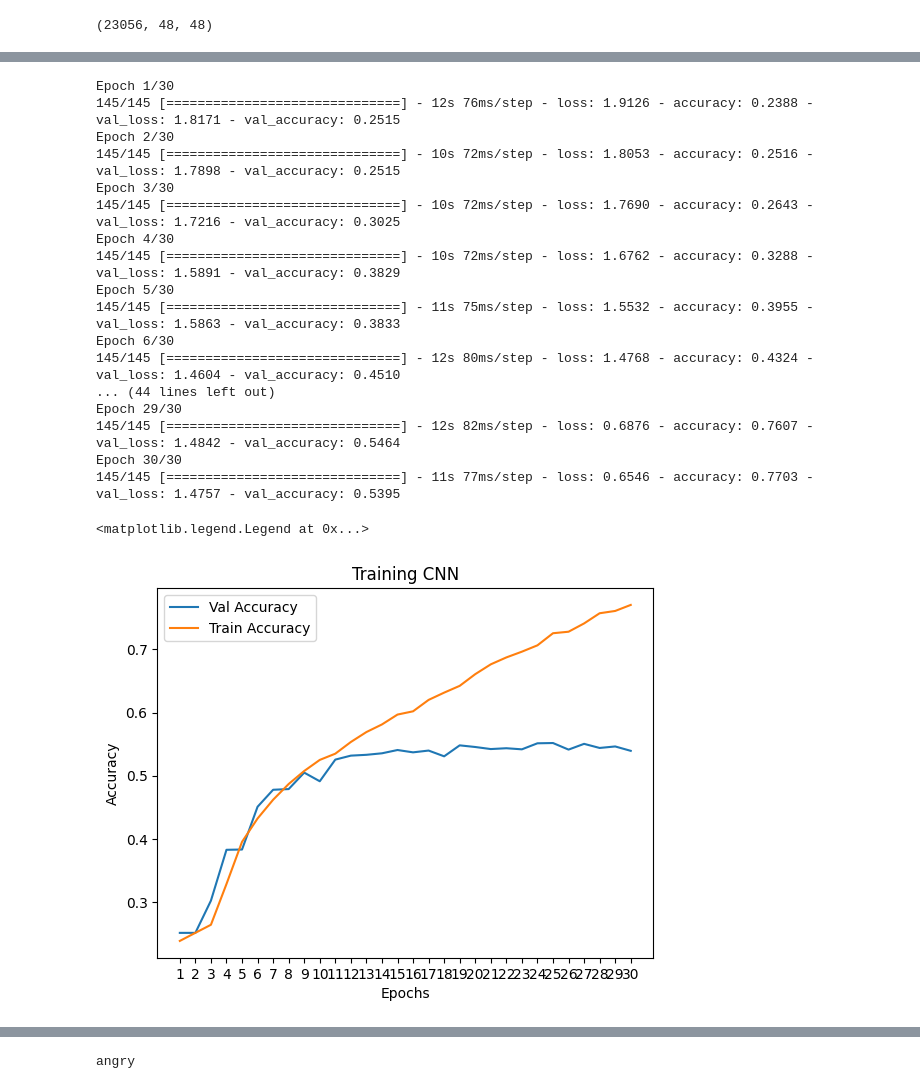
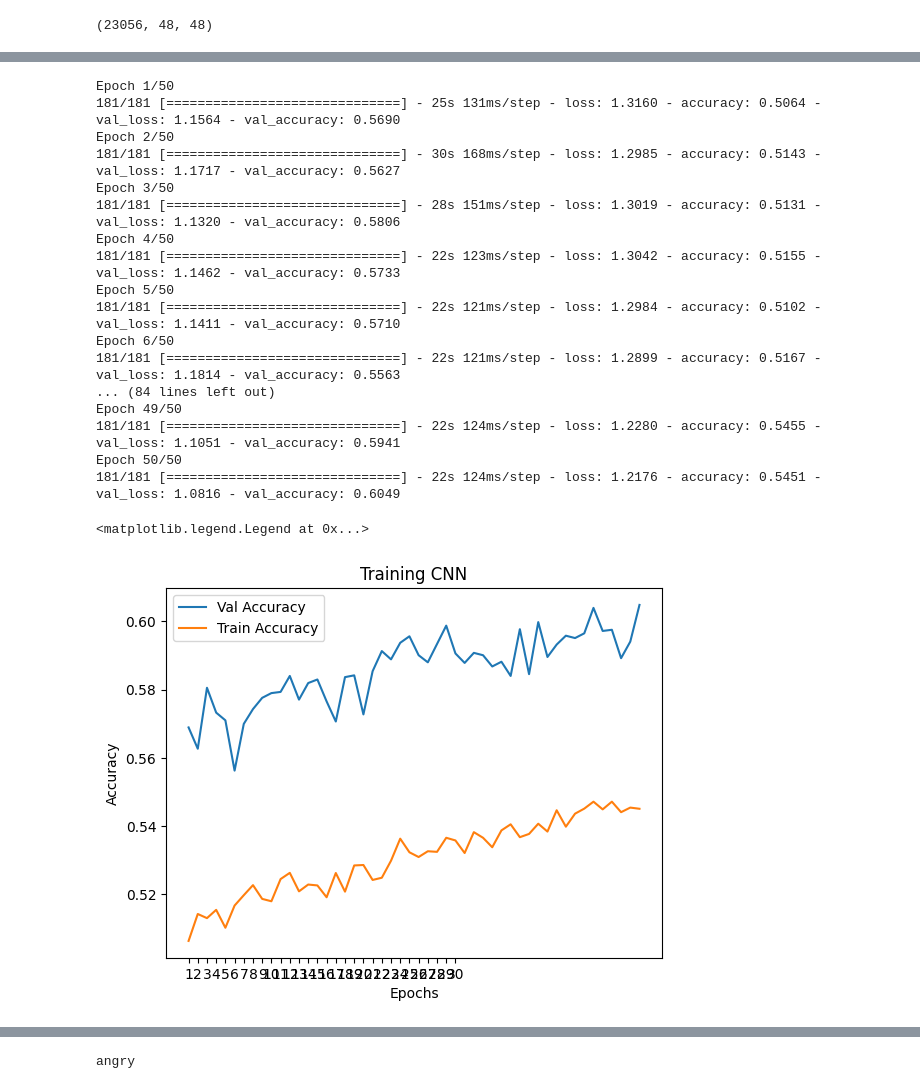
Before and after one commit to KinoGalvez/EmoDecode_Kino_Diego, a Jupyter notebook: 1emodecode3000.ipynb, the cells around one changed output, grey strips where cells are left out. Cells and saved outputs as stored; diff of their text form; code cells hidden in the pictures.

```diff
--- a/1emodecode3000.ipynb
+++ b/1emodecode3000.ipynb
@@ -204,39 +212,50 @@ Non-trainable params: 0 (0.00 Byte)
 _________________________________________________________________
 # %%
 model.compile(optimizer='adam', loss="sparse_categorical_crossentropy", metrics=['accuracy'])
+# %%
+# Utilizo ImageDataGenerator para generar y modificar nuevos datos.
+
+datagen = ImageDataGenerator(rotation_range=20, # Rotación de la imagen.
+                              width_shift_range=0.2, # Desplazamiento.
+                              height_shift_range=0.2,
+                              shear_range=0.2,  # Cambio de forma.
+                              zoom_range=0.2,   # Zoom de la imagen.
+                              horizontal_flip=True)
+
+datagen.fit(X_train)
 # %%
-history = model.fit(X_train, y_train, batch_size=128, epochs=30, validation_split=0.2)
+history = model.fit(datagen.flow(X_train, y_train, batch_size=128), epochs=50, validation_data=(X_test, y_test))
 # %% [output]
-Epoch 1/30
-145/145 [==============================] - 12s 76ms/step - loss: 1.9126 - accuracy: 0.2388 - val_loss: 1.8171 - val_accuracy: 0.2515
-Epoch 2/30
-145/145 [==============================] - 10s 72ms/step - loss: 1.8053 - accuracy: 0.2516 - val_loss: 1.7898 - val_accuracy: 0.2515
-Epoch 3/30
-145/145 [==============================] - 10s 72ms/step - loss: 1.7690 - accuracy: 0.2643 - val_loss: 1.7216 - val_accuracy: 0.3025
-Epoch 4/30
-145/145 [==============================] - 10s 72ms/step - loss: 1.6762 - accuracy: 0.3288 - val_loss: 1.5891 - val_accuracy: 0.3829
-Epoch 5/30
-145/145 [==============================] - 11s 75ms/step - loss: 1.5532 - accuracy: 0.3955 - val_loss: 1.5863 - val_accuracy: 0.3833
-Epoch 6/30
-145/145 [==============================] - 12s 80ms/step - loss: 1.4768 - accuracy: 0.4324 - val_loss: 1.4604 - val_accuracy: 0.4510
-... (44 lines left out)
-Epoch 29/30
-145/145 [==============================] - 12s 82ms/step - loss: 0.6876 - accuracy: 0.7607 - val_loss: 1.4842 - val_accuracy: 0.5464
-Epoch 30/30
-145/145 [==============================] - 11s 77ms/step - loss: 0.6546 - accuracy: 0.7703 - val_loss: 1.4757 - val_accuracy: 0.5395
+Epoch 1/50
+181/181 [==============================] - 25s 131ms/step - loss: 1.3160 - accuracy: 0.5064 - val_loss: 1.1564 - val_accuracy: 0.5690
+Epoch 2/50
+181/181 [==============================] - 30s 168ms/step - loss: 1.2985 - accuracy: 0.5143 - val_loss: 1.1717 - val_accuracy: 0.5627
+Epoch 3/50
+181/181 [==============================] - 28s 151ms/step - loss: 1.3019 - accuracy: 0.5131 - val_loss: 1.1320 - val_accuracy: 0.5806
+Epoch 4/50
+181/181 [==============================] - 22s 123ms/step - loss: 1.3042 - accuracy: 0.5155 - val_loss: 1.1462 - val_accuracy: 0.5733
+Epoch 5/50
+181/181 [==============================] - 22s 121ms/step - loss: 1.2984 - accuracy: 0.5102 - val_loss: 1.1411 - val_accuracy: 0.5710
+Epoch 6/50
+181/181 [==============================] - 22s 121ms/step - loss: 1.2899 - accuracy: 0.5167 - val_loss: 1.1814 - val_accuracy: 0.5563
+... (84 lines left out)
+Epoch 49/50
+181/181 [==============================] - 22s 124ms/step - loss: 1.2280 - accuracy: 0.5455 - val_loss: 1.1051 - val_accuracy: 0.5941
+Epoch 50/50
+181/181 [==============================] - 22s 124ms/step - loss: 1.2176 - accuracy: 0.5451 - val_loss: 1.0816 - val_accuracy: 0.6049
 # %%
-df_hist = pd.DataFrame(history.history, index=np.arange(1,31))
+df_hist = pd.DataFrame(history.history, index=np.arange(1,51))
 
 plt.plot(df_hist['val_accuracy'], label="Val Accuracy")
 plt.plot(df_hist['accuracy'], label="Train Accuracy")
 plt.title("Training CNN")
 plt.xlabel("Epochs")
 plt.ylabel("Accuracy")
 plt.xticks(range(1,31))
 plt.legend()
 # %% [output]
 <matplotlib.legend.Legend at 0x...>
-[figure, old version]
+[figure, new version]
 # %%
 results = model.evaluate(X_test, y_test)
 results
```
Also changed, not shown: parts of 18 cells of this notebook.
